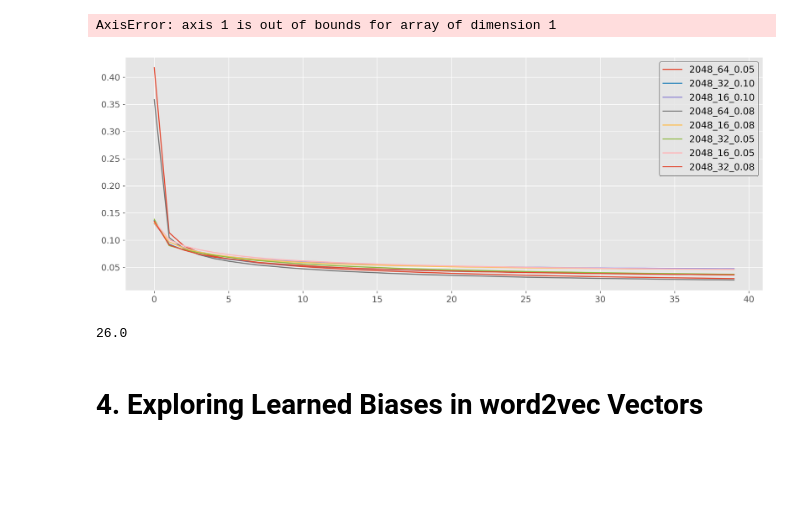
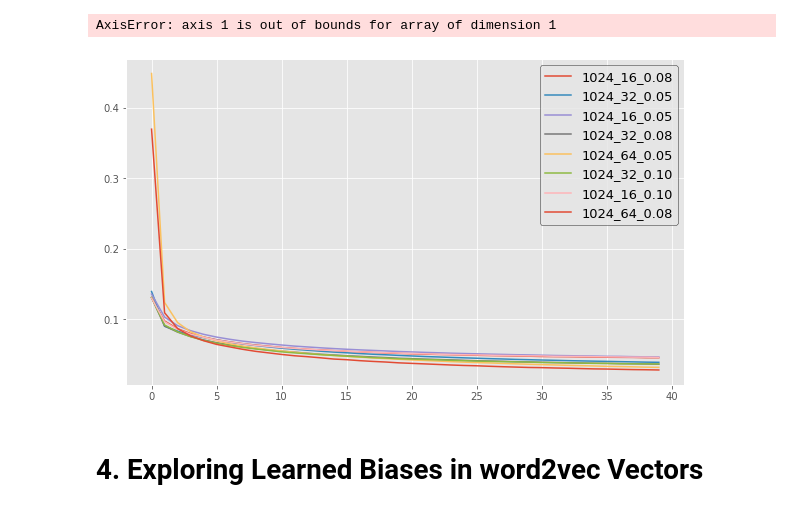
Before and after one commit to JohnnyBuiJB/cs539-nlp-with-deep-learning, a Jupyter notebook: word_vectors/note.ipynb, the cells around one changed output. Cells and saved outputs as stored; diff of their text form; code cells hidden in the pictures; blank space fills up the shorter version.

```diff
--- a/word_vectors/note.ipynb
+++ b/word_vectors/note.ipynb
@@ -157,16 +157,16 @@ class Vocabulary:
 
             cfc.append((cfc[-1] + most_freq[i] / occ_sum))
 
-        ax1.plot(list(range(len(most_freq))), most_freq)
+        ax1.plot(list(range(len(most_freq))), most_freq, color='b')
         ax1.axhline(y=cutoff, color='r')
         ax1.text(0.8*len(most_freq), cutoff * 1.2,"freq = %d" % cutoff)
         ax1.set_yscale("log")
         ax1.set_xlabel("Token ID (sorted by frequency)")
-        ax1.set_xlabel("Frequency")
+        ax1.set_ylabel("Frequency")
         ax1.set_title("Token Frequency Distribution")
 
         ax2 = plt.subplot(1,2,2)
-        ax2.plot(list(range(len(cfc[1:]))), cfc[1:])
+        ax2.plot(list(range(len(cfc[1:]))), cfc[1:], color='b')
         ax2.axvline(x=cutoff_idx, color='r', label=str(most_freq[cutoff_idx]))
         ax2.text(1.2*cutoff_idx, 0.95*cfc[cutoff_idx], "%.02f" % cfc[cutoff_idx])
         plt.title("Cumulative Fraction Covered")
@@ -497,52 +503,36 @@ import csv
 import re
 import matplotlib.pyplot as plt
 
-ax = plt.figure(figsize=(16,6))
+ax = plt.figure(figsize=(10,6))
 
 file = open("./1024_16_0.05_loss.csv", "r")
 reader = csv.reader(file)
-
-# for row in reader:
-#     y = list(map(lambda x: float(x), row))
-#     plt.plot(range(len(y)), y)
 
 for dir in os.listdir("."):
     if "loss.csv" in dir:
         with open(dir, 'r') as file:
             # batch size, dimensionality, learning rate
             params = re.split(r'_', dir)
 
-            # print("\n (B,d,lr) = (%s,%s,%s)" % (params[0], params[1], params[2]))
             reader = csv.reader(file)
             ave_loss_per_epoch = []
             for row in reader:
                 loss = list(map(lambda x: float(x), row))
                 n_iter_per_epoch = int(len(loss) / 40) # n_epoch = 40
 
                 # sum / n -> average loss per epoch
                 for i in range(0, len(loss), n_iter_per_epoch):
                     ave_loss_per_epoch.append(sum(loss[i:i + n_iter_per_epoch])
                                               / n_iter_per_epoch)
-                    # print(ave_loss_per_epoch)
 
-                if "2048" in dir:
+                if "1024" in dir:
                     plt.plot(range(len(ave_loss_per_epoch)), ave_loss_per_epoch,
                             label=("%s_%s_%s" % (params[0], params[1], params[2])))
                     plt.legend()
                 else:
                     pass
-                    # plt.plot(range(len(ave_loss_per_epoch)), ave_loss_per_epoch,
-                    #         label=("%s_%s_%s" % (params[0], params[1], params[2])))
-                    # ax2.legend()
-
-                # print("Batch size = %s, dimensionality = %s, learning rate = %s"
-                #       % (params[0], params[1], params[2]), ": len = ", len(y))
 # %% [output]
-[figure, old version]
+[figure, new version]
-# %%
-1040/40
-# %% [output]
-26.0
 # %% [markdown]
 # 4. Exploring Learned Biases in word2vec Vectors
 # %%
```
Also changed, not shown: parts of 3 cells of this notebook, 3 other files.
